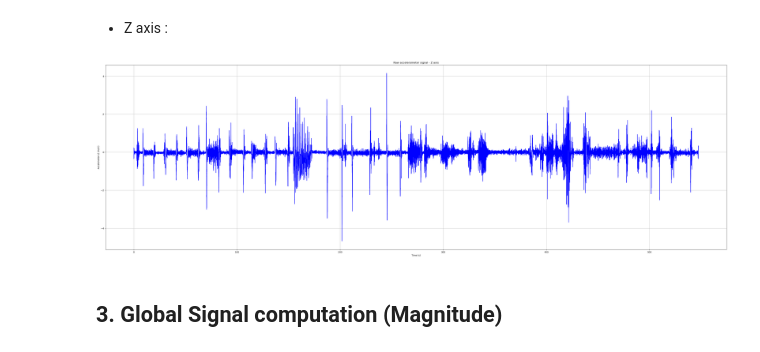
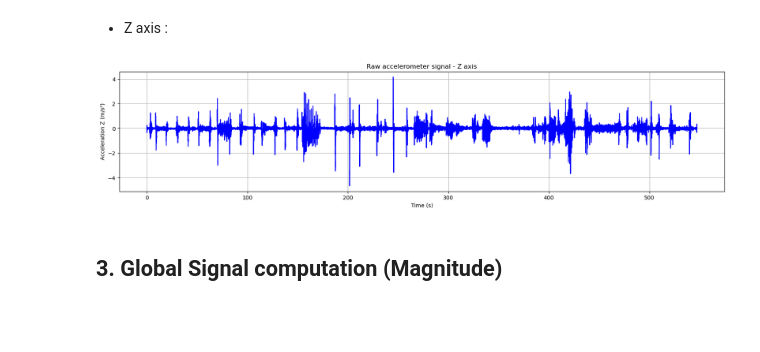
Before and after one commit to zemmahisofi-byte/Projet_R_Python, a Jupyter notebook: Projet_python/main.ipynb, the cells around one changed output. Saved outputs shown, nothing was run; the diff lists cells and outputs as text; code cells hidden in the pictures; blank space fills up the shorter version.

```diff
--- a/Projet_python/main.ipynb
+++ b/Projet_python/main.ipynb
@@ -80,16 +80,16 @@ plt.show()
 # %%
 # Raw signals Z axis
 
-plt.figure(figsize=(50,15))
+plt.figure(figsize=(20,4))
 plt.plot(df["Time (s)"], df["Z (m/s^2)"], color="blue")
 plt.xlabel("Time (s)")
 plt.ylabel("Acceleration Z (m/s²)")
 plt.title("Raw accelerometer signal - Z axis")
 plt.grid(True)
 plt.box(True)
 plt.show()
 # %% [output]
-[figure, old version]
+[figure, new version]
 # %% [markdown]
 ## 3. Global Signal computation (Magnitude)
 # %% [markdown]
```
Also changed, not shown: parts of 7 cells of this notebook.
